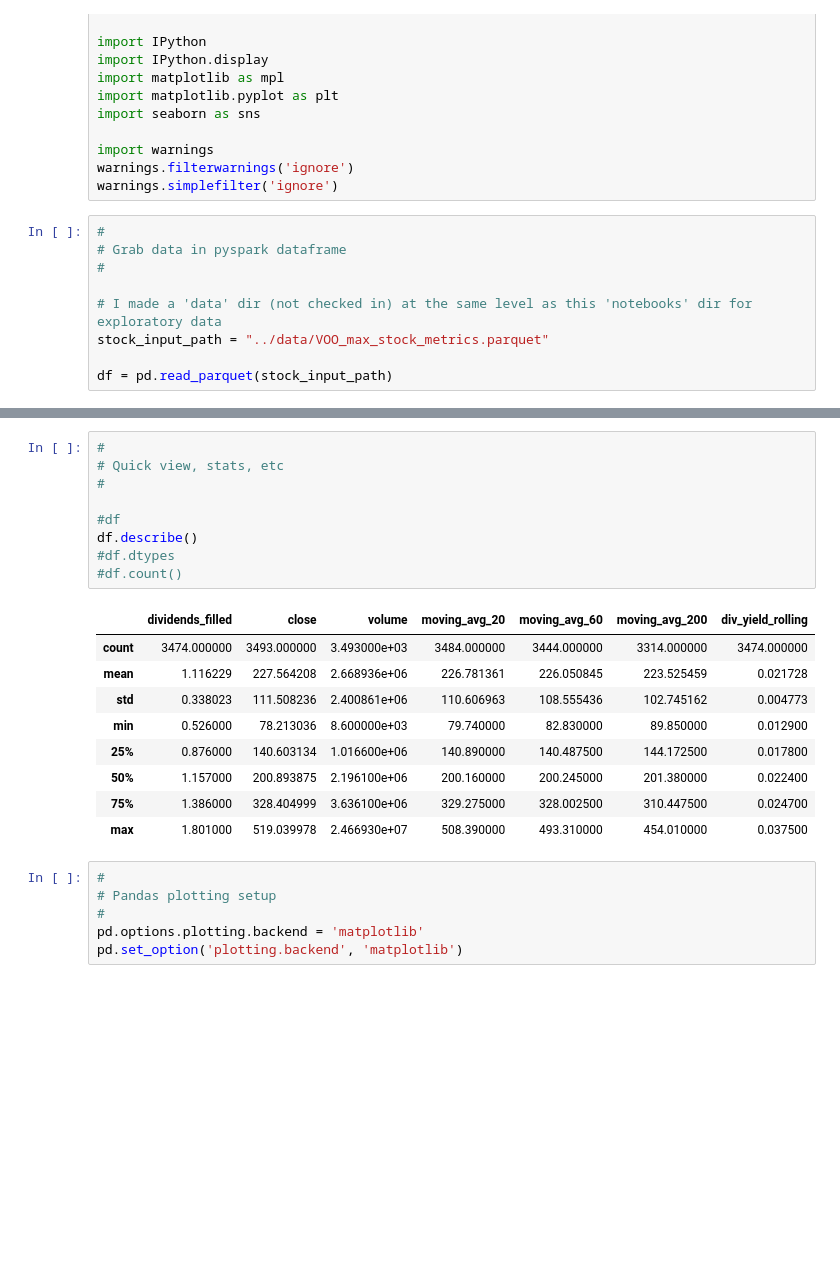
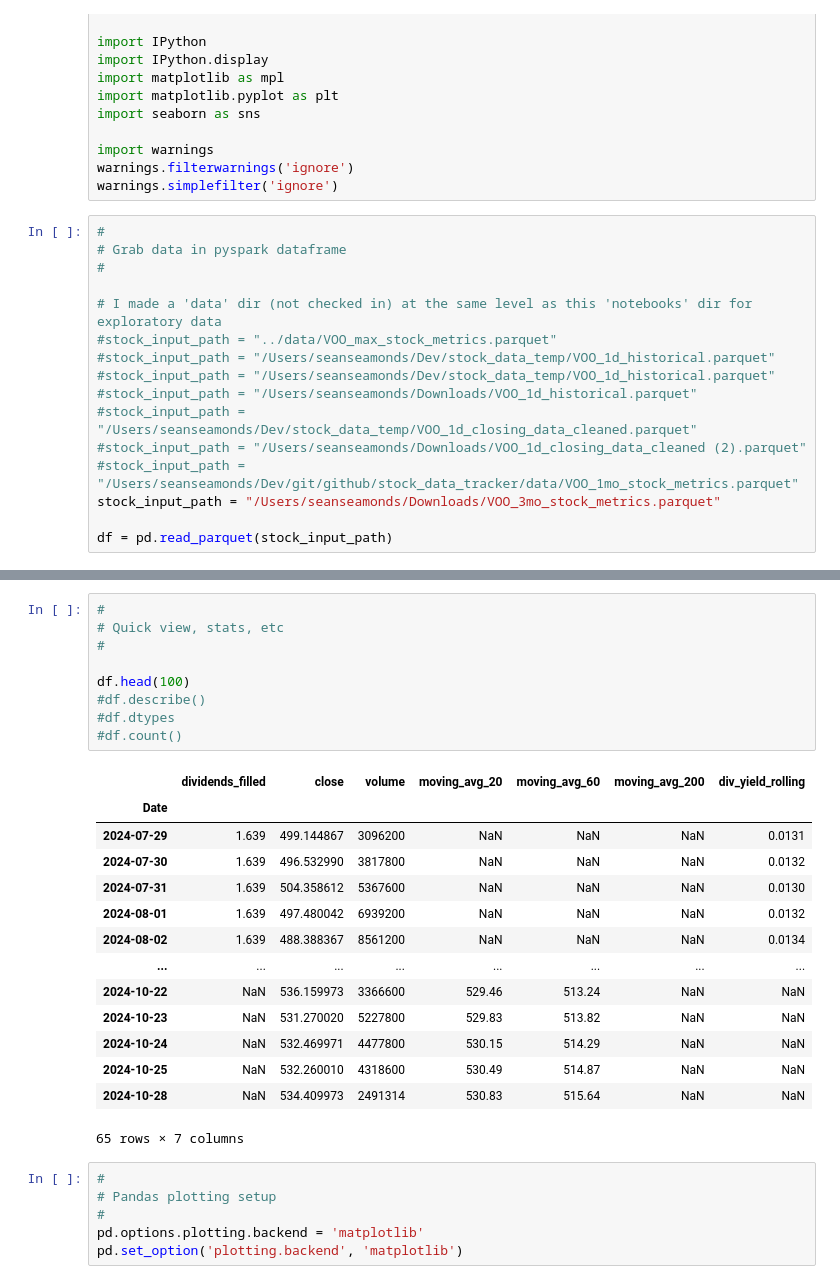
Before and after one commit to sseamonds/stock_data_tracker, a Jupyter notebook: notebooks/stock_data_plots.ipynb, the cells around one changed output, grey strips where cells are left out. Drawn from its saved outputs; the diff is of its cells as text; blank space fills up the shorter version.

```diff
--- a/notebooks/stock_data_plots.ipynb
+++ b/notebooks/stock_data_plots.ipynb
@@ -21,6 +21,13 @@ warnings.simplefilter('ignore')
 #
 
 # I made a 'data' dir (not checked in) at the same level as this 'notebooks' dir for exploratory data
-stock_input_path = "../data/VOO_max_stock_metrics.parquet"
+#stock_input_path = "../data/VOO_max_stock_metrics.parquet"
+#stock_input_path = "/Users/seanseamonds/Dev/stock_data_temp/VOO_1d_historical.parquet"
+#stock_input_path = "/Users/seanseamonds/Dev/stock_data_temp/VOO_1d_historical.parquet"
+#stock_input_path = "/Users/seanseamonds/Downloads/VOO_1d_historical.parquet"
+#stock_input_path = "/Users/seanseamonds/Dev/stock_data_temp/VOO_1d_closing_data_cleaned.parquet"
+#stock_input_path = "/Users/seanseamonds/Downloads/VOO_1d_closing_data_cleaned (2).parquet"
+#stock_input_path = "/Users/seanseamonds/Dev/git/github/stock_data_tracker/data/VOO_1mo_stock_metrics.parquet"
+stock_input_path = "/Users/seanseamonds/Downloads/VOO_3mo_stock_metrics.parquet"
 
 df = pd.read_parquet(stock_input_path)
@@ -27,22 +45,27 @@ df = pd.read_parquet(stock_input_path)
 # %%
 #
 # Quick view, stats, etc
 #
 
-#df
-df.describe()
+df.head(100)
+#df.describe()
 #df.dtypes
 #df.count()
 # %% [output]
 |  | dividends_filled | close | volume | moving_avg_20 | moving_avg_60 | moving_avg_200 | div_yield_rolling |
-| count | 3474.000000 | 3493.000000 | 3.493000e+03 | 3484.000000 | 3444.000000 | 3314.000000 | 3474.000000 |
-| mean | 1.116229 | 227.564208 | 2.668936e+06 | 226.781361 | 226.050845 | 223.525459 | 0.021728 |
-| std | 0.338023 | 111.508236 | 2.400861e+06 | 110.606963 | 108.555436 | 102.745162 | 0.004773 |
-| min | 0.526000 | 78.213036 | 8.600000e+03 | 79.740000 | 82.830000 | 89.850000 | 0.012900 |
-| 25% | 0.876000 | 140.603134 | 1.016600e+06 | 140.890000 | 140.487500 | 144.172500 | 0.017800 |
-| 50% | 1.157000 | 200.893875 | 2.196100e+06 | 200.160000 | 200.245000 | 201.380000 | 0.022400 |
-| 75% | 1.386000 | 328.404999 | 3.636100e+06 | 329.275000 | 328.002500 | 310.447500 | 0.024700 |
-| max | 1.801000 | 519.039978 | 2.466930e+07 | 508.390000 | 493.310000 | 454.010000 | 0.037500 |
+| Date |  |  |  |  |  |  |  |
+| 2024-07-29 | 1.639 | 499.144867 | 3096200 | NaN | NaN | NaN | 0.0131 |
+| 2024-07-30 | 1.639 | 496.532990 | 3817800 | NaN | NaN | NaN | 0.0132 |
+| 2024-07-31 | 1.639 | 504.358612 | 5367600 | NaN | NaN | NaN | 0.0130 |
+| 2024-08-01 | 1.639 | 497.480042 | 6939200 | NaN | NaN | NaN | 0.0132 |
+| 2024-08-02 | 1.639 | 488.388367 | 8561200 | NaN | NaN | NaN | 0.0134 |
+| ... | ... | ... | ... | ... | ... | ... | ... |
+| 2024-10-22 | NaN | 536.159973 | 3366600 | 529.46 | 513.24 | NaN | NaN |
+| 2024-10-23 | NaN | 531.270020 | 5227800 | 529.83 | 513.82 | NaN | NaN |
+| 2024-10-24 | NaN | 532.469971 | 4477800 | 530.15 | 514.29 | NaN | NaN |
+| 2024-10-25 | NaN | 532.260010 | 4318600 | 530.49 | 514.87 | NaN | NaN |
+| 2024-10-28 | NaN | 534.409973 | 2491314 | 530.83 | 515.64 | NaN | NaN |
+65 rows × 7 columns
 # %%
 #
 # Pandas plotting setup
```
Also changed, not shown: parts of 4 cells of this notebook, 12 other files.
